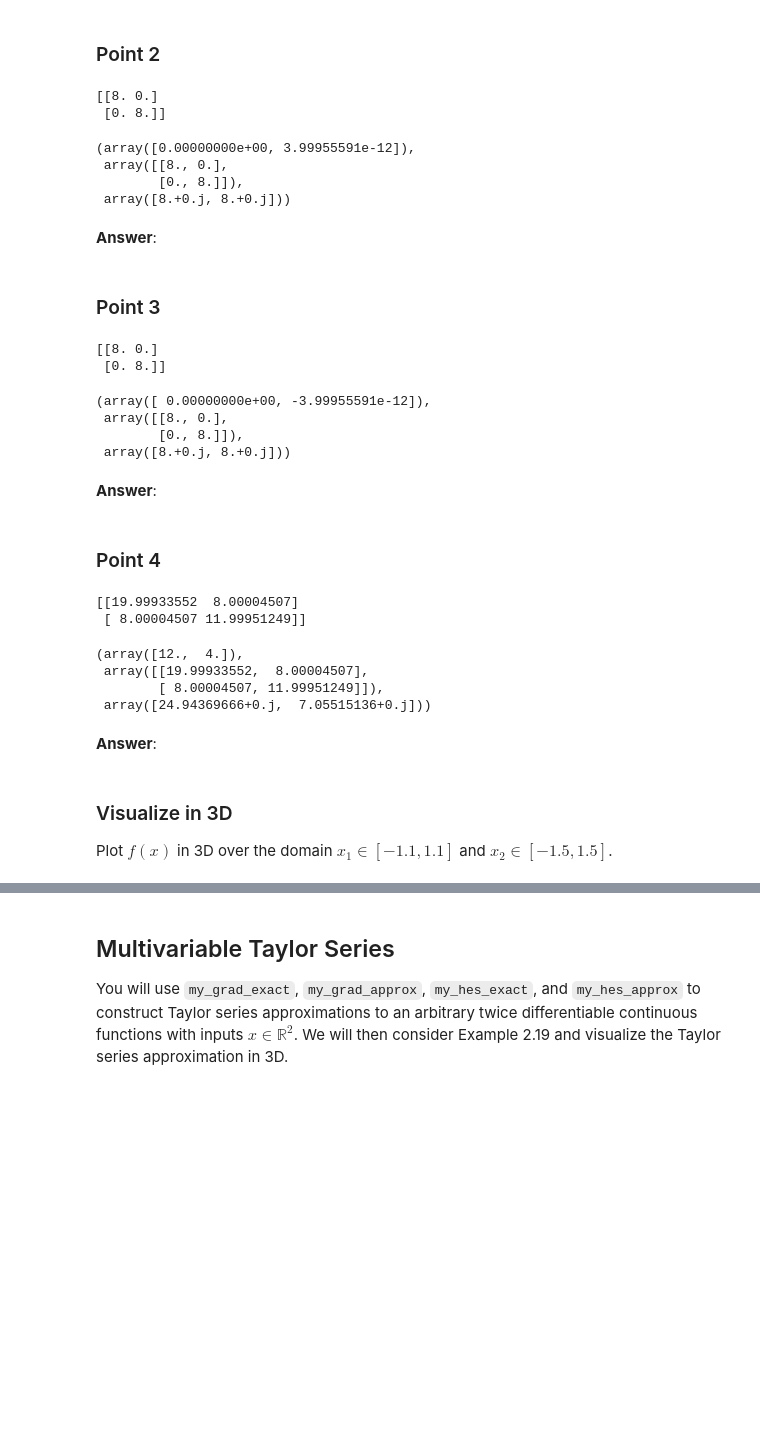
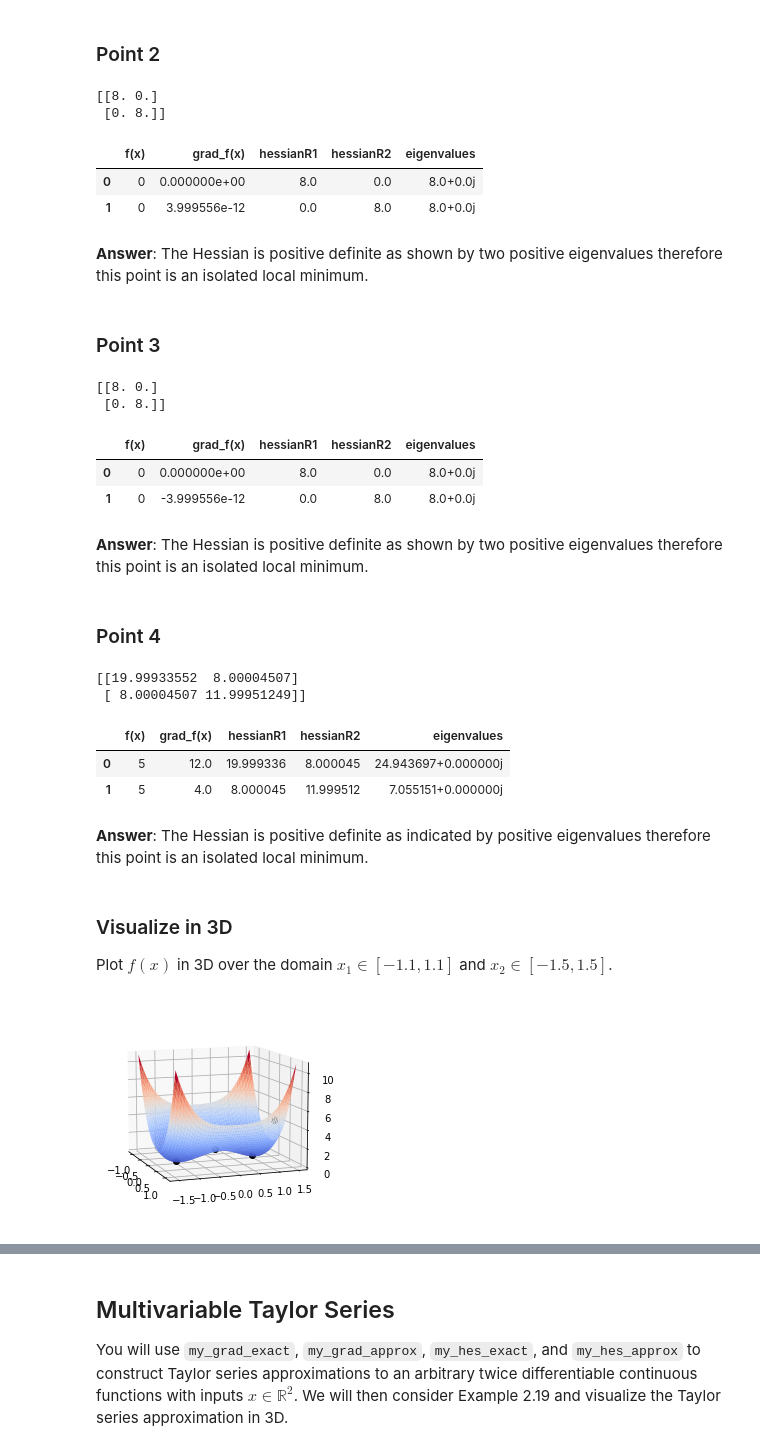
Before and after one commit to kylajones/nl_stochastic_opt, a Jupyter notebook: Algorithms2.ipynb, the cells around one changed output, grey strips where cells are left out. Cells and saved outputs as stored; diff of their text form; code cells hidden in the pictures; blank space fills up the shorter version.

```diff
--- a/Algorithms2.ipynb
+++ b/Algorithms2.ipynb
@@ -455,44 +462,41 @@ pnt_eval([0, 0], my_f_2)
 ### Point 2
 # %%
 # Add your solution here
-pnt_eval([0, 1], my_f_2)
+data = pnt_eval([0, 1], my_f_2)
 # %% [output]
 [[8. 0.]
  [0. 8.]]
-(array([0.00000000e+00, 3.99955591e-12]),
- array([[8., 0.],
-        [0., 8.]]),
- array([8.+0.j, 8.+0.j]))
+|  | f(x) | grad_f(x) | hessianR1 | hessianR2 | eigenvalues |
+| 0 | 0 | 0.000000e+00 | 8.0 | 0.0 | 8.0+0.0j |
+| 1 | 0 | 3.999556e-12 | 0.0 | 8.0 | 8.0+0.0j |
-# %% [markdown]
-**Answer**:
+# %% [markdown]
+**Answer**: The Hessian is positive definite as shown by two positive eigenvalues therefore this point is an isolated local minimum.
 # %% [markdown]
 ### Point 3
 # %%
 # Add your solution here
-pnt_eval([0, -1], my_f_2)
+data = pnt_eval([0, -1], my_f_2)
 # %% [output]
 [[8. 0.]
  [0. 8.]]
-(array([ 0.00000000e+00, -3.99955591e-12]),
- array([[8., 0.],
-        [0., 8.]]),
- array([8.+0.j, 8.+0.j]))
+|  | f(x) | grad_f(x) | hessianR1 | hessianR2 | eigenvalues |
+| 0 | 0 | 0.000000e+00 | 8.0 | 0.0 | 8.0+0.0j |
+| 1 | 0 | -3.999556e-12 | 0.0 | 8.0 | 8.0+0.0j |
-# %% [markdown]
-**Answer**:
+# %% [markdown]
+**Answer**:  The Hessian is positive definite as shown by two positive eigenvalues therefore this point is an isolated local minimum.
 # %% [markdown]
 ### Point 4
 # %%
 # Add your solution here
-pnt_eval([1, 1], my_f_2)
+data = pnt_eval([1, 1], my_f_2)
 # %% [output]
 [[19.99933552  8.00004507]
  [ 8.00004507 11.99951249]]
-(array([12.,  4.]),
- array([[19.99933552,  8.00004507],
-        [ 8.00004507, 11.99951249]]),
- array([24.94369666+0.j,  7.05515136+0.j]))
+|  | f(x) | grad_f(x) | hessianR1 | hessianR2 | eigenvalues |
+| 0 | 5 | 12.0 | 19.999336 | 8.000045 | 24.943697+0.000000j |
+| 1 | 5 | 4.0 | 8.000045 | 11.999512 | 7.055151+0.000000j |
-# %% [markdown]
-**Answer**:
+# %% [markdown]
+**Answer**: The Hessian is positive definite as indicated by positive eigenvalues therefore this point is an isolated local minimum.
 # %% [markdown]
 ### Visualize in 3D
 
@@ -502,3 +504,21 @@ Plot $f(x)$ in 3D over the domain $x_1 \in [-1.1,1.1]$ and $x_2 \in [-1.5, 1.5]$
+# %%
+# Add your solution here
+grid_me = False
+if grid_me == True:
+    x1 = np.linspace(-1.1,1.1)
+    x2 = np.linspace(-1.5,1.5)
+    X1, X2 = np.meshgrid(x1,x2)
+    F_x = my_f_2([X1, X2])
+
+fig, ax = plt.subplots(subplot_kw={"projection": "3d"})
+surf = ax.plot_surface(X1, X2, F_x, cmap=cm.coolwarm)
+ax.plot(0,0,my_f_2([0,0]),'ko')
+ax.plot(0,1,my_f_2([0,1]),'ko')
+ax.plot(0,-1,my_f_2([0,-1]),'ko')
+ax.plot(1,1,my_f_2([1,1]),'ko')
+ax.view_init(10,-20)
+# %% [output]
+[figure, added]
 # %% [markdown]
 ### Convexity
 
```
Also changed, not shown: parts of 9 cells of this notebook.
